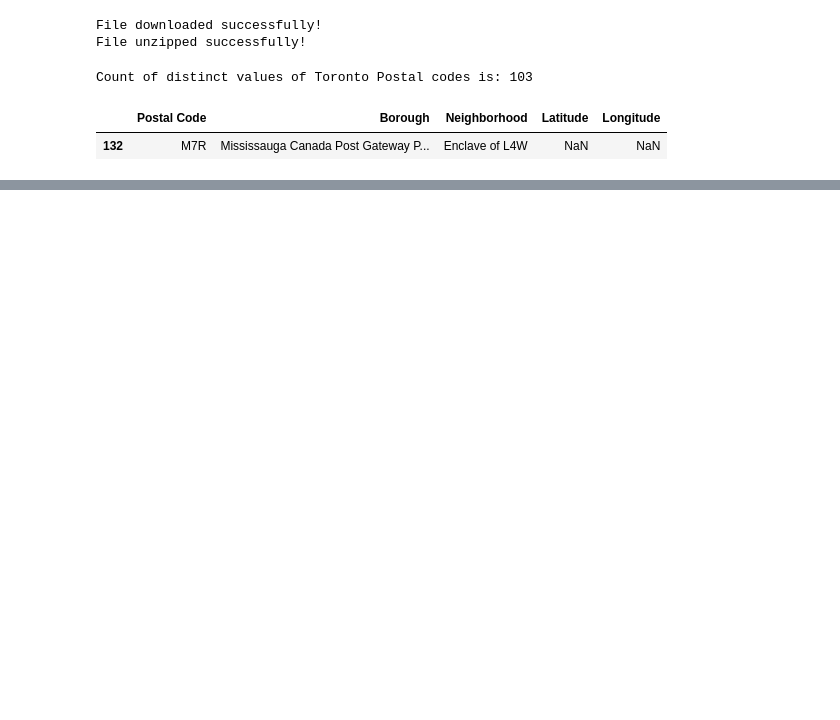
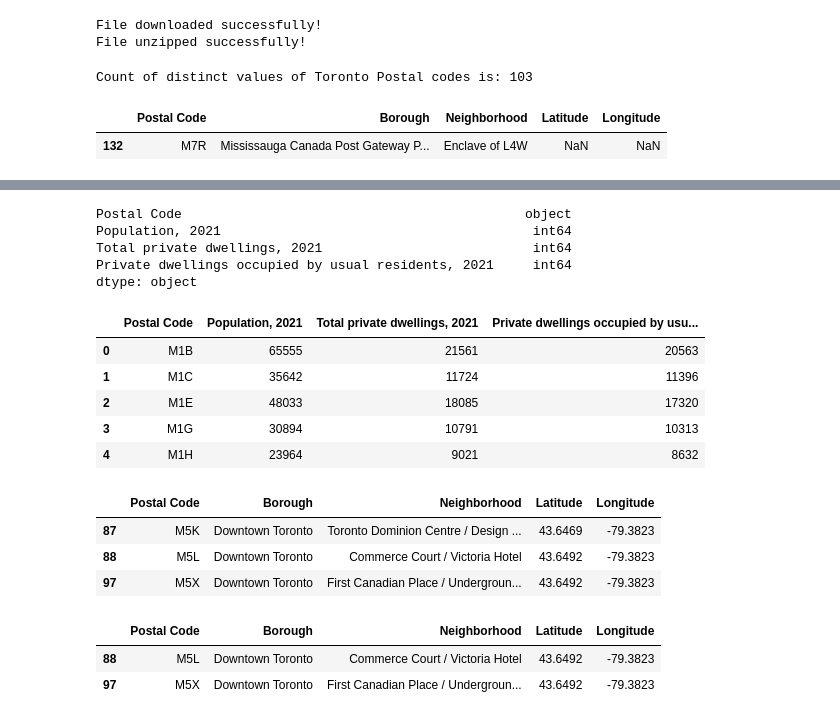
Before and after one commit to Dhruvi267/Market_segment, a Jupyter notebook: market-segmentationV2.ipynb, the cells around one changed output, grey strips where cells are left out. Saved outputs shown, nothing was run; the diff lists cells and outputs as text; code cells hidden in the pictures; blank space fills up the shorter version.

```diff
--- a/market-segmentationV2.ipynb
+++ b/market-segmentationV2.ipynb
@@ -290,3 +299,50 @@ for lat, lng, borough, neighborhood in zip(toronto_df['Latitude'], toronto_df['L
 map_toronto
 # %% [output]
 [interactive output not drawn]
+# %%
+# Path to the downloaded population file
+path_population = 'extracted_files/population_data_2021.csv'
+
+# Read the CSV file into a DataFrame
+population = pd.read_csv(path_population)
+
+# Filter rows where the values in the "Geographic name" column start with "M"
+population_df = population[population['Geographic name'].str.startswith('M')]
+
+# Display the filtered DataFrame
+population_df = population_df.rename(columns={'Geographic name':'Postal Code'}).astype(str)
+population_df['Population, 2021'] = population_df['Population, 2021'].str.replace(',', '').astype(int)
+population_df['Total private dwellings, 2021'] = population_df['Total private dwellings, 2021'].str.replace(',', '').astype(int)
+population_df['Private dwellings occupied by usual residents, 2021'] = population_df['Private dwellings occupied by usual residents, 2021'].str.replace(',', '').astype(int)
+population_df = population_df.reset_index(drop=True)
+print(population_df.dtypes)
+population_df.head()
+# %% [output]
+Postal Code                                            object
+Population, 2021                                        int64
+Total private dwellings, 2021                           int64
+Private dwellings occupied by usual residents, 2021     int64
+dtype: object
+|  | Postal Code | Population, 2021 | Total private dwellings, 2021 | Private dwellings occupied by usu... |
+| 0 | M1B | 65555 | 21561 | 20563 |
+| 1 | M1C | 35642 | 11724 | 11396 |
+| 2 | M1E | 48033 | 18085 | 17320 |
+| 3 | M1G | 30894 | 10791 | 10313 |
+| 4 | M1H | 23964 | 9021 | 8632 |
+# %%
+# As we have 97 postal codes in totonto_df and 97 in population_df, let us find out the difference
+missing_postalcodes = toronto_df[~toronto_df['Postal Code'].isin(population_df['Postal Code'])]
+missing_postalcodes
+# %% [output]
+|  | Postal Code | Borough | Neighborhood | Latitude | Longitude |
+| 87 | M5K | Downtown Toronto | Toronto Dominion Centre / Design ... | 43.6469 | -79.3823 |
+| 88 | M5L | Downtown Toronto | Commerce Court / Victoria Hotel | 43.6492 | -79.3823 |
+| 97 | M5X | Downtown Toronto | First Canadian Place / Undergroun... | 43.6492 | -79.3823 |
+# %%
+# Looking for more duplicates of latitude and longitude
+Lat_lon_duplicates = toronto_df[toronto_df.duplicated(subset=['Latitude', 'Longitude'], keep=False)]
+Lat_lon_duplicates
+# %% [output]
+|  | Postal Code | Borough | Neighborhood | Latitude | Longitude |
+| 88 | M5L | Downtown Toronto | Commerce Court / Victoria Hotel | 43.6492 | -79.3823 |
+| 97 | M5X | Downtown Toronto | First Canadian Place / Undergroun... | 43.6492 | -79.3823 |
```
Also changed, not shown: parts of 5 cells of this notebook, 2 other files.
